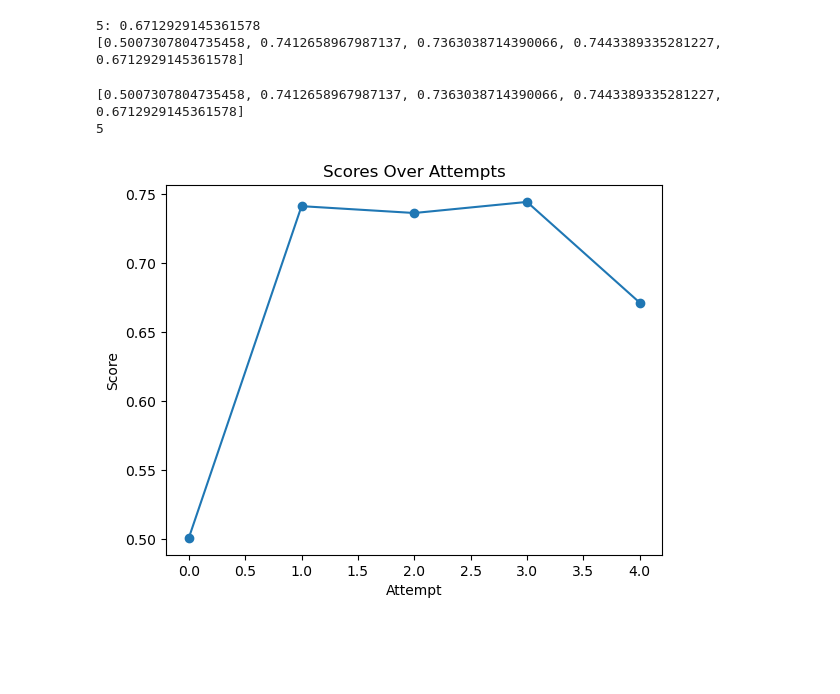
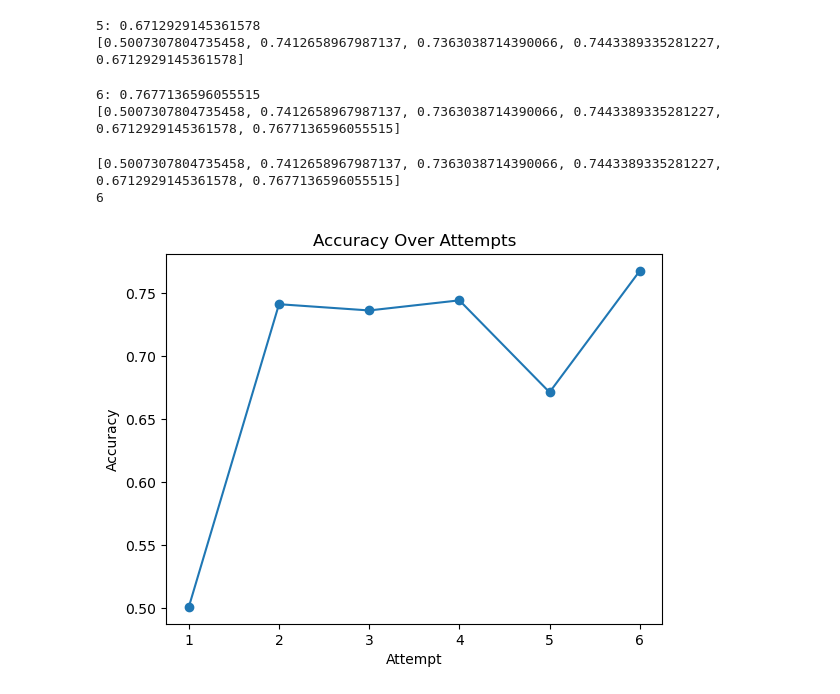
Before and after one commit to sidsridhar0/emotion-detection, a Jupyter notebook: project.ipynb, the cells around one changed output. Drawn from its saved outputs; the diff is of its cells as text; code cells hidden in the pictures; blank space fills up the shorter version.

```diff
--- a/project.ipynb
+++ b/project.ipynb
@@ -121,15 +121,36 @@ print(scores)
 # %% [output]
 5: 0.6712929145361578
 [0.5007307804735458, 0.7412658967987137, 0.7363038714390066, 0.7443389335281227, 0.6712929145361578]
+# %%
+nn6 = MLPClassifier(
+    random_state=seed,
+    hidden_layer_sizes=(200, 100),
+    activation='relu',
+    max_iter=500,
+    batch_size=128,
+    learning_rate_init=0.001,
+    solver='adam',
+    alpha=0.0001,
+    early_stopping=True,
+    n_iter_no_change=20
+).fit(X_tr_1, y_tr_1)
+
+nn6_score = nn6.score(X_te_1, y_te_1)
+scores.append(nn6_score)
+print('6:', nn6_score)
+print(scores)
+# %% [output]
+6: 0.7677136596055515
+[0.5007307804735458, 0.7412658967987137, 0.7363038714390066, 0.7443389335281227, 0.6712929145361578, 0.7677136596055515]
 # %%
 print(scores)
 print(len(scores))
-plt.plot(range(len(scores)), scores, marker='o')
+plt.plot(range(1, len(scores) + 1), scores, marker='o')
 plt.xlabel('Attempt')
-plt.ylabel('Score')
-plt.title('Scores Over Attempts')
+plt.ylabel('Accuracy')
+plt.title('Accuracy Over Attempts')
 plt.show()
 # %% [output]
-[0.5007307804735458, 0.7412658967987137, 0.7363038714390066, 0.7443389335281227, 0.6712929145361578]
-5
+[0.5007307804735458, 0.7412658967987137, 0.7363038714390066, 0.7443389335281227, 0.6712929145361578, 0.7677136596055515]
+6
-[figure, old version]
+[figure, new version]
```
